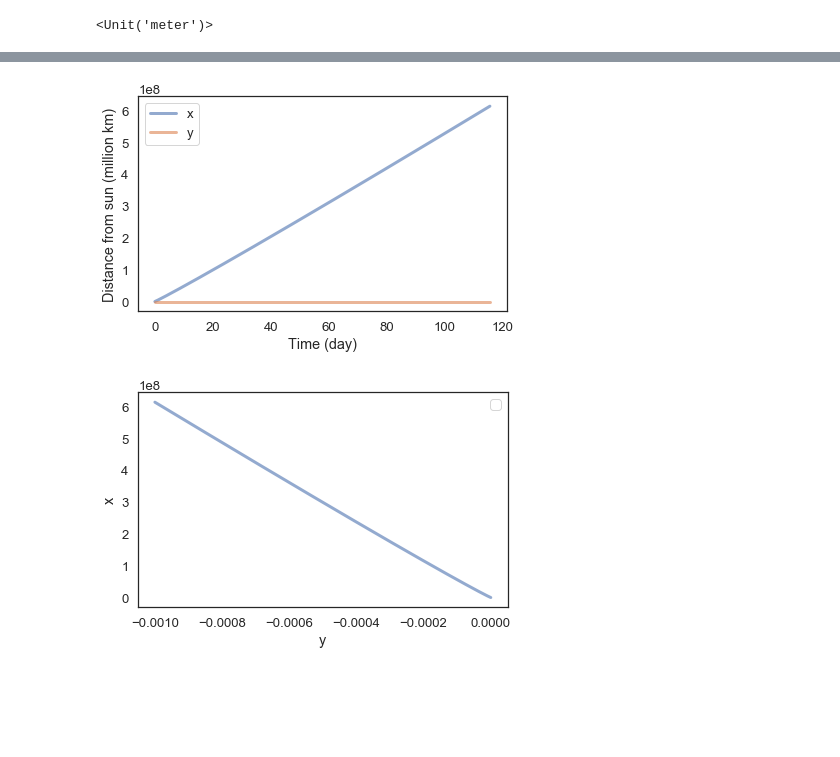
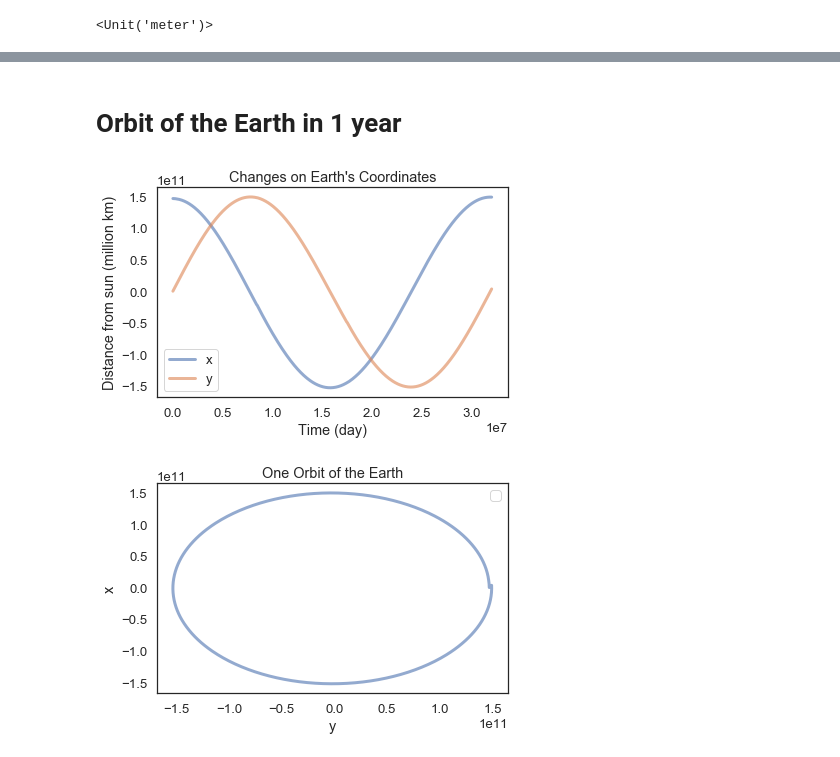
Before and after one commit to hkRho/ModSimPy, a Jupyter notebook: code/orbit_homework.ipynb, the cells around one changed output, grey strips where cells are left out. Cells and saved outputs as stored; diff of their text form; code cells hidden in the pictures; blank space fills up the shorter version.

```diff
--- a/code/orbit_homework.ipynb
+++ b/code/orbit_homework.ipynb
@@ -60,6 +57,6 @@ system = System(init=init,
                 r_final=r_sun + r_earth,
                 m2=5.972e24 * kg,
                 t_0=0 * s,
-                t_end=1e7 * s)
+                t_end=1e9 * s)
 # %% [output]
 |  | values |
@@ -94,24 +88,15 @@ universal_gravitation(init, system)
 # %%
-# The slope function
-
 def slope_func(state, t, system):
     """Compute derivatives of the state.
-
-    state: position, velocity
-    t: time
-    system: System object containing `g`
-
-    returns: derivatives of y and v
     """
     x, y, vx, vy = state
     unpack(system)
 
-    r = Vector(x, y)
-    v = Vector(vx, vy)
-
     force = universal_gravitation(state, system)
-    dydt = v
-    dvdt = -force / m2
+    dxdt = vx
+    dydt = vy
+    dvxdt = force[0] / m2
+    dvydt = force[1] / m2
 
     #unpacking vectors bc ode solvers cannot handle vectors
-    return dydt.x, dydt.y, dvdt.x, dvdt.y
+    return dxdt, dydt, dvxdt, dvydt
@@ -183,17 +192,31 @@ y = results.y / 1e9;
+# %%
+# Before plotting, we run the simulation again with `t_eval`
+
+
+#it takes 6 days to complete the orbit so added the second term
+year = 60*60*24*365 + 6*60*60*24
+ts = linspace(t_0, year, 500)
+
+#temporarily commented out
+#results, details = run_ode_solver(system, slope_func, events=event_func, t_eval=ts)
+
+results, details = run_ode_solver(system, slope_func, t_eval=ts, method = 'LSODA')
+# %% [markdown]
+# Orbit of the Earth in 1 year
 # %%
-# And plotting
-
-plot(x, label='x')
-plot(y, label='y')
+plot(results.x, label='x')
+plot(results.y, label='y')
 
 decorate(xlabel='Time (day)',
-         ylabel='Distance from sun (million km)')
+         ylabel='Distance from sun (million km)',
+         title="Changes on Earth's Coordinates")
 # %% [output]
-[figure, old version]
+[figure, new version]
 # %%
-plot(y,x)
+plot(results.x,results.y)
 
 decorate(xlabel='y',
-         ylabel='x')
+         ylabel='x',
+         title='One Orbit of the Earth')
 # %% [output]
-[figure, old version]
+[figure, new version]
```
Also changed, not shown: parts of 19 cells of this notebook.
